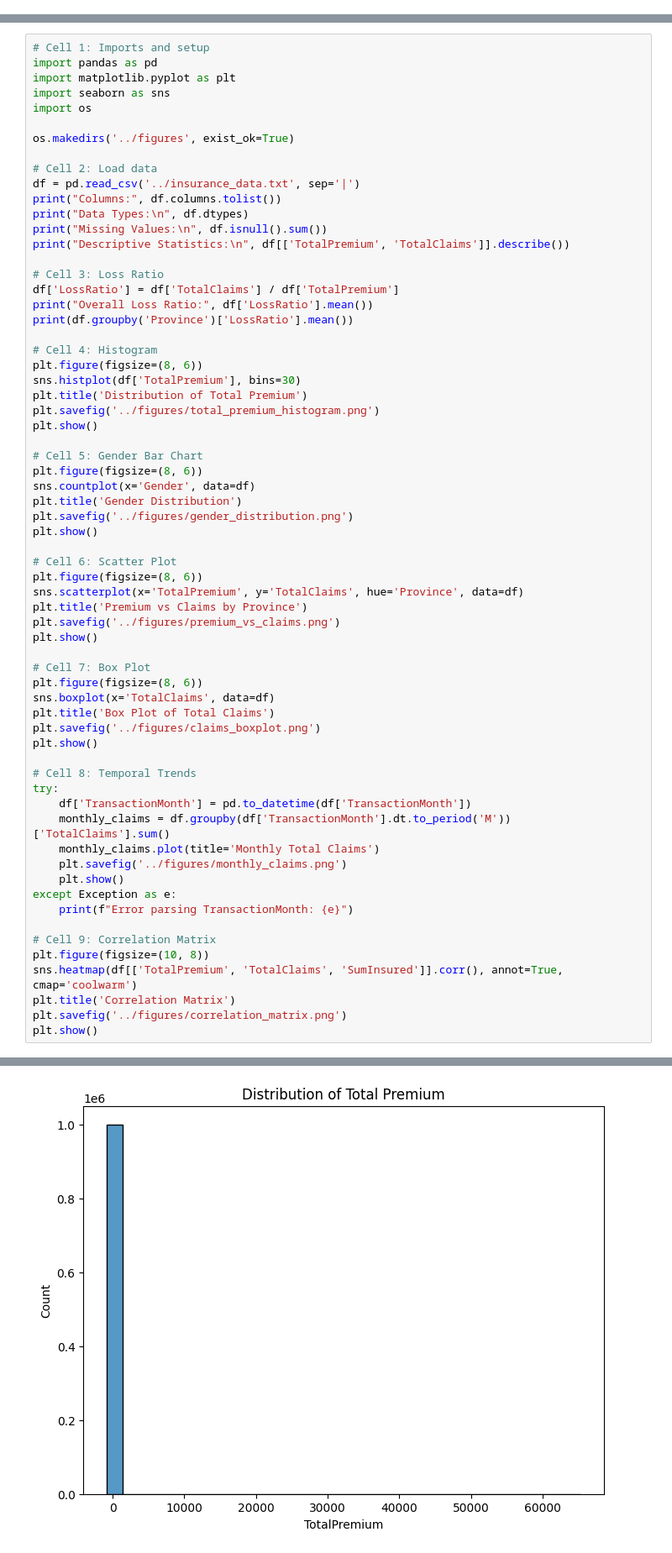
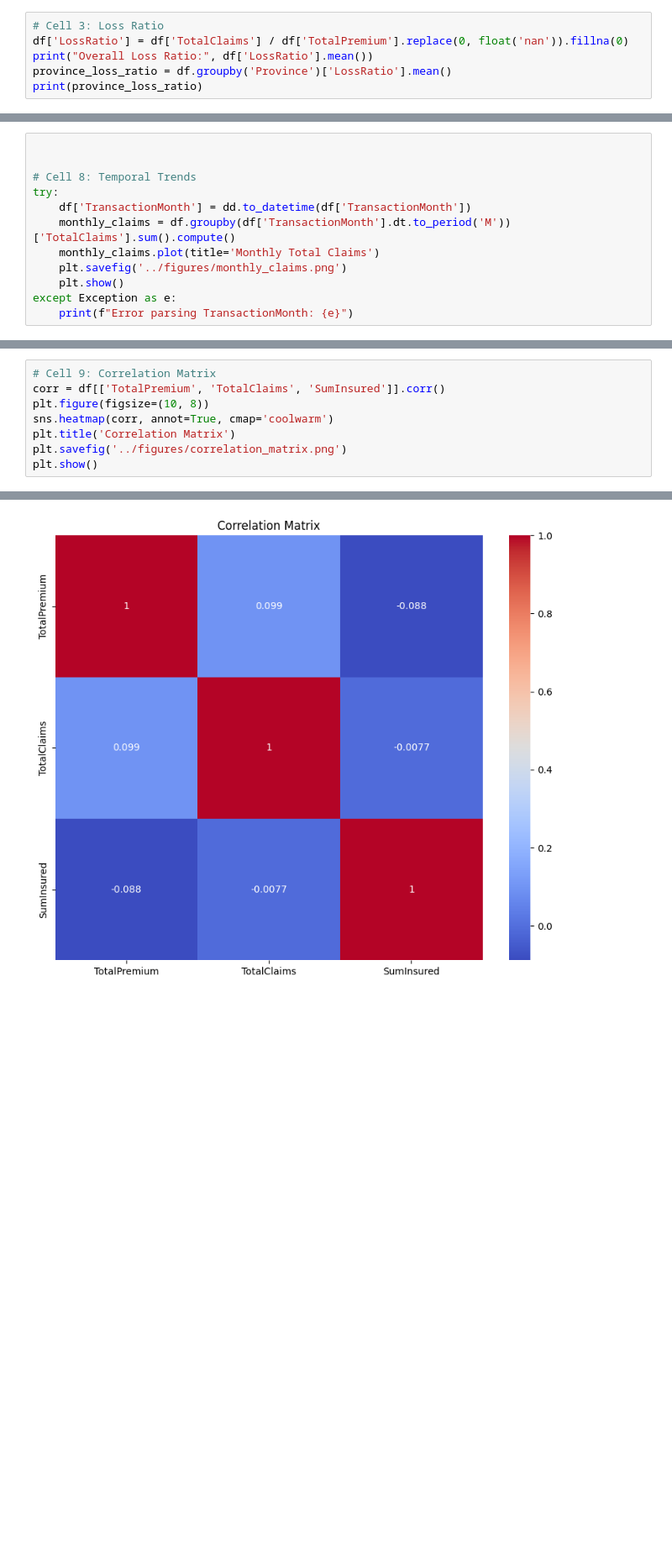
Before and after one commit to Abeni5/insurance_risk_analytics, a Jupyter notebook: notebooks/eda.ipynb, the cells around one changed output, grey strips where cells are left out. Shown at 84% size. Drawn from its saved outputs; the diff is of its cells as text; blank space fills up the shorter version.

```diff
--- a/notebooks/eda.ipynb
+++ b/notebooks/eda.ipynb
@@ -0,0 +238,6 @@
+# %%
+# Cell 3: Loss Ratio
+df['LossRatio'] = df['TotalClaims'] / df['TotalPremium'].replace(0, float('nan')).fillna(0)
+print("Overall Loss Ratio:", df['LossRatio'].mean())
+province_loss_ratio = df.groupby('Province')['LossRatio'].mean()
+print(province_loss_ratio)
@@ -0,0 +299,12 @@
+# %%
+
+
+# Cell 8: Temporal Trends
+try:
+    df['TransactionMonth'] = dd.to_datetime(df['TransactionMonth'])
+    monthly_claims = df.groupby(df['TransactionMonth'].dt.to_period('M'))['TotalClaims'].sum().compute()
+    monthly_claims.plot(title='Monthly Total Claims')
+    plt.savefig('../figures/monthly_claims.png')
+    plt.show()
+except Exception as e:
+    print(f"Error parsing TransactionMonth: {e}")
@@ -1,65 +313,8 @@
 # %%
-# Cell 1: Imports and setup
-import pandas as pd
-import matplotlib.pyplot as plt
-import seaborn as sns
-import os
-
-os.makedirs('../figures', exist_ok=True)
-
-# Cell 2: Load data
-df = pd.read_csv('../insurance_data.txt', sep='|')
-print("Columns:", df.columns.tolist())
-print("Data Types:\n", df.dtypes)
-print("Missing Values:\n", df.isnull().sum())
-print("Descriptive Statistics:\n", df[['TotalPremium', 'TotalClaims']].describe())
-
-# Cell 3: Loss Ratio
-df['LossRatio'] = df['TotalClaims'] / df['TotalPremium']
-print("Overall Loss Ratio:", df['LossRatio'].mean())
-print(df.groupby('Province')['LossRatio'].mean())
-
-# Cell 4: Histogram
-plt.figure(figsize=(8, 6))
-sns.histplot(df['TotalPremium'], bins=30)
-plt.title('Distribution of Total Premium')
-plt.savefig('../figures/total_premium_histogram.png')
-plt.show()
-
-# Cell 5: Gender Bar Chart
-plt.figure(figsize=(8, 6))
-sns.countplot(x='Gender', data=df)
-plt.title('Gender Distribution')
-plt.savefig('../figures/gender_distribution.png')
-plt.show()
-
-# Cell 6: Scatter Plot
-plt.figure(figsize=(8, 6))
-sns.scatterplot(x='TotalPremium', y='TotalClaims', hue='Province', data=df)
-plt.title('Premium vs Claims by Province')
-plt.savefig('../figures/premium_vs_claims.png')
-plt.show()
-
-# Cell 7: Box Plot
-plt.figure(figsize=(8, 6))
-sns.boxplot(x='TotalClaims', data=df)
-plt.title('Box Plot of Total Claims')
-plt.savefig('../figures/claims_boxplot.png')
-plt.show()
-
-# Cell 8: Temporal Trends
-try:
-    df['TransactionMonth'] = pd.to_datetime(df['TransactionMonth'])
-    monthly_claims = df.groupby(df['TransactionMonth'].dt.to_period('M'))['TotalClaims'].sum()
-    monthly_claims.plot(title='Monthly Total Claims')
-    plt.savefig('../figures/monthly_claims.png')
-    plt.show()
-except Exception as e:
-    print(f"Error parsing TransactionMonth: {e}")
-
 # Cell 9: Correlation Matrix
+corr = df[['TotalPremium', 'TotalClaims', 'SumInsured']].corr()
 plt.figure(figsize=(10, 8))
-sns.heatmap(df[['TotalPremium', 'TotalClaims', 'SumInsured']].corr(), annot=True, cmap='coolwarm')
+sns.heatmap(corr, annot=True, cmap='coolwarm')
 plt.title('Correlation Matrix')
 plt.savefig('../figures/correlation_matrix.png')
 plt.show()
@@ -96 +322 @@ Name: LossRatio, dtype: float64
-[figure, old version]
+[figure, new version]
```
Also changed, not shown: parts of 20 cells of this notebook.
